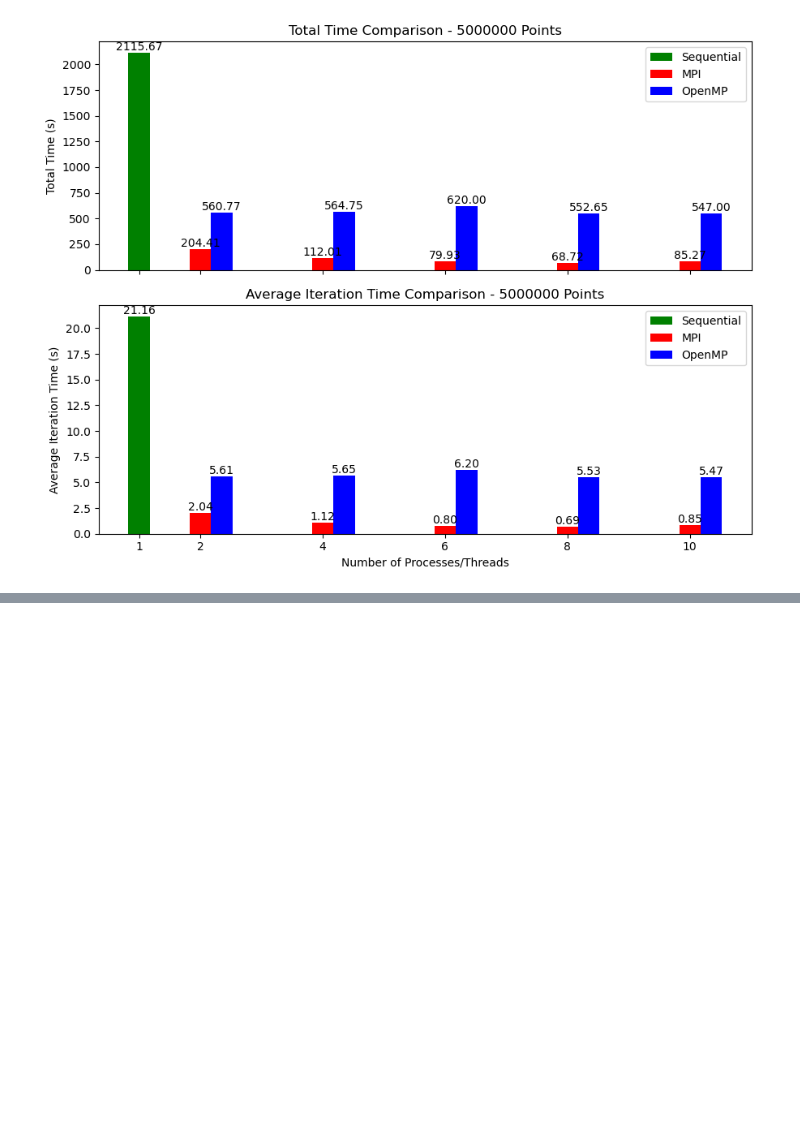
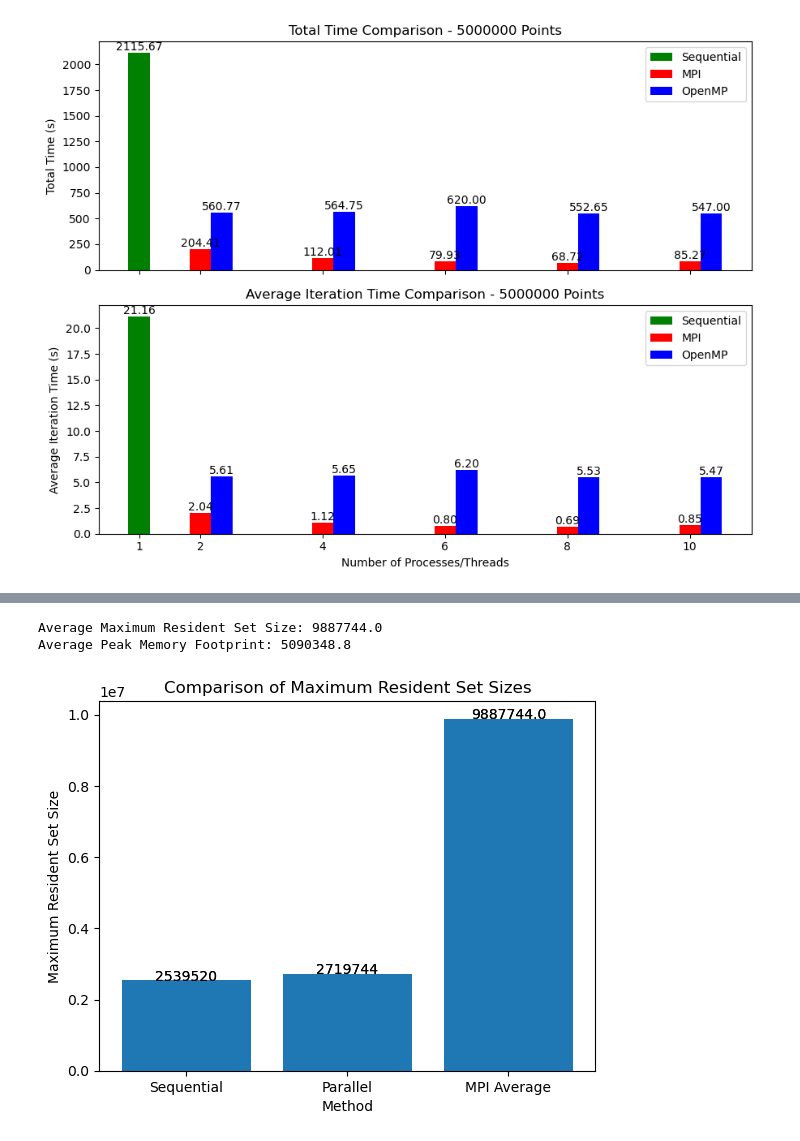
Before and after one commit to cmse822/final-project-Ledengary, a Jupyter notebook: plotting.ipynb, the cells around one changed output, grey strips where cells are left out. Cells and saved outputs as stored; diff of their text form; code cells hidden in the pictures; blank space fills up the shorter version.

Commit message:
added memory usage

```diff
--- a/plotting.ipynb
+++ b/plotting.ipynb
@@ -475,0 +523,4 @@ for point_count in points:
+# %%
+omp_max_resident_set_size, omp_peak_memory_footprint = parse_sequential_or_parallel_memory_log('openmp_memory_log.txt')
+print("OpenMP Maximum Resident Set Size:", omp_max_resident_set_size)
+print("OpenMP Peak Memory Footprint:", omp_peak_memory_footprint)
@@ -475,0 +600,23 @@ for point_count in points:
+# %%
+avg_max_resident_set_size = sum(max_resident_set_sizes) / len(max_resident_set_sizes)
+avg_peak_memory_footprint = sum(peak_memory_footprints) / len(peak_memory_footprints)
+
+print("Average Maximum Resident Set Size:", avg_max_resident_set_size)
+print("Average Peak Memory Footprint:", avg_peak_memory_footprint)
+# %% [output]
+Average Maximum Resident Set Size: 9887744.0
+Average Peak Memory Footprint: 5090348.8
+# %%
+# Maximum Resident Set Sizes
+labels = ['Sequential', 'Parallel', 'MPI Average']
+values = [seq_max_resident_set_size, omp_max_resident_set_size, avg_max_resident_set_size]
+
+plt.bar(labels, values)
+for i in range(len(values)):
+    plt.text(i, values[i], values[i], ha = 'center')
+plt.xlabel('Method')
+plt.ylabel('Maximum Resident Set Size')
+plt.title('Comparison of Maximum Resident Set Sizes')
+plt.show()
+# %% [output]
+[figure, added]
```
Also changed, not shown: parts of 3 cells of this notebook, 18 other files.
